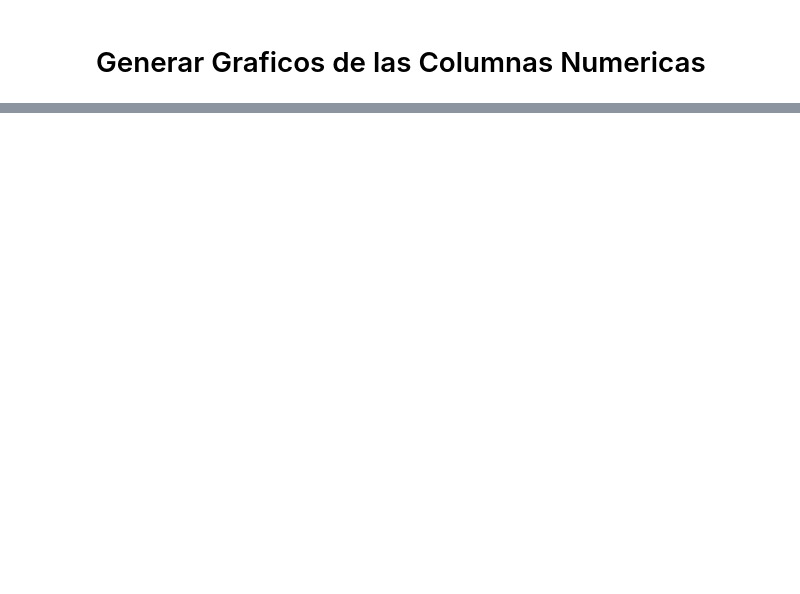
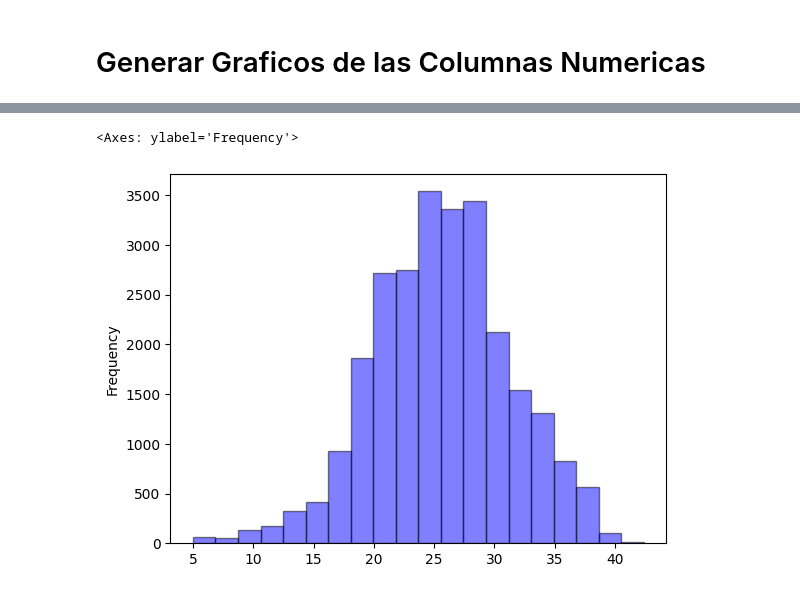
Before and after one commit to Goyomix325/Proyecto-Analisis-de-Datos, a Jupyter notebook: proyecto.ipynb, the cells around one changed output, grey strips where cells are left out. Saved outputs shown, nothing was run; the diff lists cells and outputs as text; code cells hidden in the pictures; blank space fills up the shorter version.

```diff
--- a/proyecto.ipynb
+++ b/proyecto.ipynb
@@ -71,3 +159,9 @@ DF
+# %%
+DF["Temperatura(℃)"].plot(
+    kind="hist", bins=20, alpha=0.5, color="blue", edgecolor="black")
+# %% [output]
+<Axes: ylabel='Frequency'>
+[figure, added]
 # %%
 def Generar_grafico(titulo):
     ARRAY = np.array(DF[titulo])
```
Also changed, not shown: parts of 11 cells of this notebook, 1 other file.
